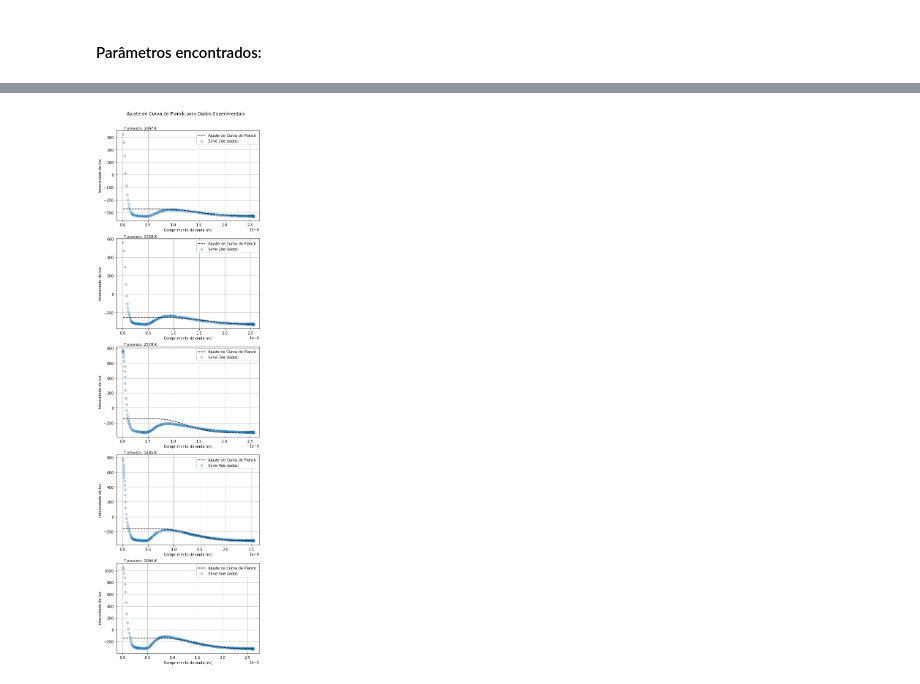
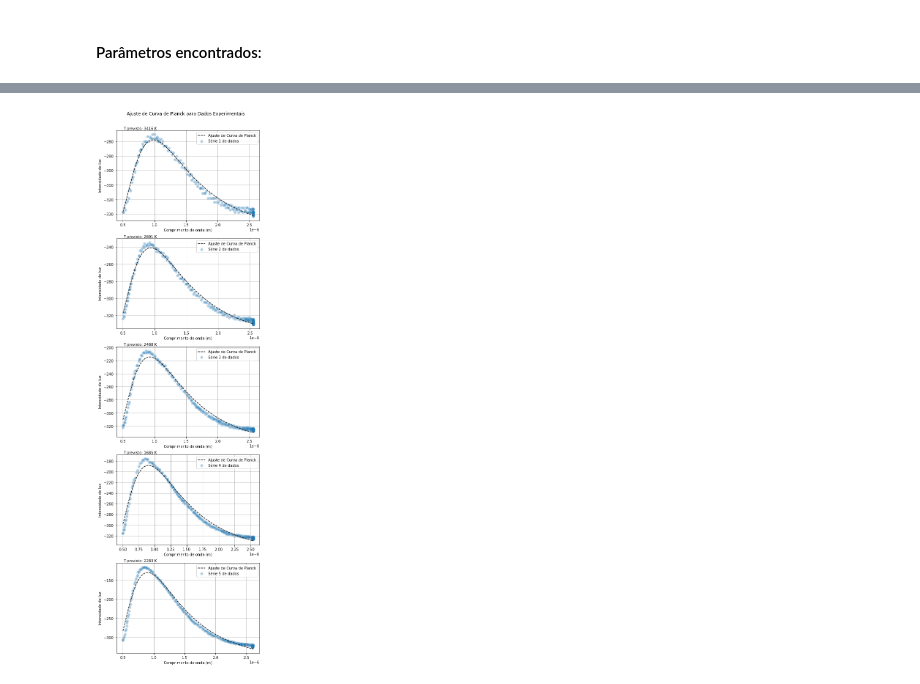
Before and after one commit to leonardovaladao/QuantumLab, a Jupyter notebook: 1.Radiacao/Análise.ipynb, the cells around one changed output, grey strips where cells are left out. Drawn from its saved outputs; the diff is of its cells as text; code cells hidden in the pictures.

Commit message:
Radiacao, ajuste consertado

```diff
--- a/1.Radiacao/Análise.ipynb
+++ b/1.Radiacao/Análise.ipynb
@@ -30,7 +30,7 @@ fig = plt.gcf()
 
 for i in range(0,5):
     plt.scatter(comp[i], ints[i], label='Série '+str(i+1),
-               marker='.', lw=0.5, alpha=0.5)
+               marker='.', lw=2.5, alpha=0.4)
 
 plt.title('Gráfico de Intensidade da luz x Comprimento de Onda')
 plt.xlabel('Comprimento de onda (m)')
@@ -70,19 +78,18 @@ def planck_curve(x, n, m, T, k, h):
 # %%
 # Realizar ajuste
 from scipy.optimize import curve_fit
+from lmfit import Model
+from lmfit import Parameters
 
-init = [1, -325, 2000, 1.38e-23, 6.6e-34]
-params = [curve_fit(f=planck_curve, xdata=xdata[i], ydata=y[i], p0=init)[0]
-for i in range(0,5)]
+par = Parameters()
+par.add('n', value=1, min=0)
+par.add('m', value=-300)
+par.add('T', value=2000)
+par.add('k', value=1.38e-23)
+par.add('h', value=6.6e-34)
+
+pmodel = Model(planck_curve)
+result = [pmodel.fit(y[i], x=xdata[i], params=par)
+         for i in range(0,5)]
 # %% [markdown]
 #### Parâmetros encontrados:
-# %%
-for i in range(0,5):
-    print(
-        'Série', i+1, ':\n'
-        ' n:', params[i][0], '\n',
-        'm:', params[i][1], '\n',
-        'T:', params[i][2], '\n',
-        'k:', params[i][3], '\n',
-        'h:', params[i][4], '\n',
-    )
@@ -111,0 +104,9 @@ ypred = [[planck_curve(xdata[j][i], *params[j])
+# %%
+for i in range(0,5):
+    print('Série {:.0f}: \n'.format(i),
+        'n: {:.2e} \n'.format(result[i].best_values['n']),
+        'm: {:.0f} \n'.format(result[i].best_values['m']),
+        'T: {:.0f} K \n'.format(result[i].best_values['T']),
+        'k: {:.2e} J⋅K^-1 \n'.format(result[i].best_values['k']),
+        'h: {:.1e} J⋅s \n'.format(result[i].best_values['h']),
+    )
@@ -112,22 +131,22 @@ ypred = [[planck_curve(xdata[j][i], *params[j])
 # %%
 # Plotar dados com função prevista
 
 fig, axs = plt.subplots(5, 1, figsize=(7,24))
 fig.suptitle('Ajuste de Curva de Planck para Dados Experimentais')
 fig.subplots_adjust(top=0.95)
 
 for i in range(0,5):
-    axs[i].scatter(xdata[i], y[i], label='Série '+str(i+1)+'de dados',
+    axs[i].scatter(xdata[i], y[i], label='Série '+str(i+1)+' de dados',
                marker='.', linewidths=5, alpha=0.3)
-    axs[i].plot(xdata[i], ypred[i], label='Ajuste de Curva de Planck',
+    axs[i].plot(xdata[i], result[i].best_fit, label='Ajuste de Curva de Planck',
                 ls='--', color='black')
-    axs[i].annotate('T previsto: {:.0f} K'.format(params[i][2]), xy=(0.05, 1.01), xycoords='axes fraction')
+    axs[i].annotate('T previsto: {:.0f} K'.format(result[i].best_values['T']), xy=(0.05, 1.01), xycoords='axes fraction')
     axs[i].set_xlabel('Comprimento de onda (m)')
     axs[i].set_ylabel('Intensidade de luz')
     axs[i].legend()
     axs[i].grid()
 
 plt.show()
 fig.savefig('adj.png', bbox_inches='tight')
 # %% [output]
-[figure, old version]
+[figure, new version]
```
Also changed, not shown: parts of 10 cells of this notebook, 2 other files.
